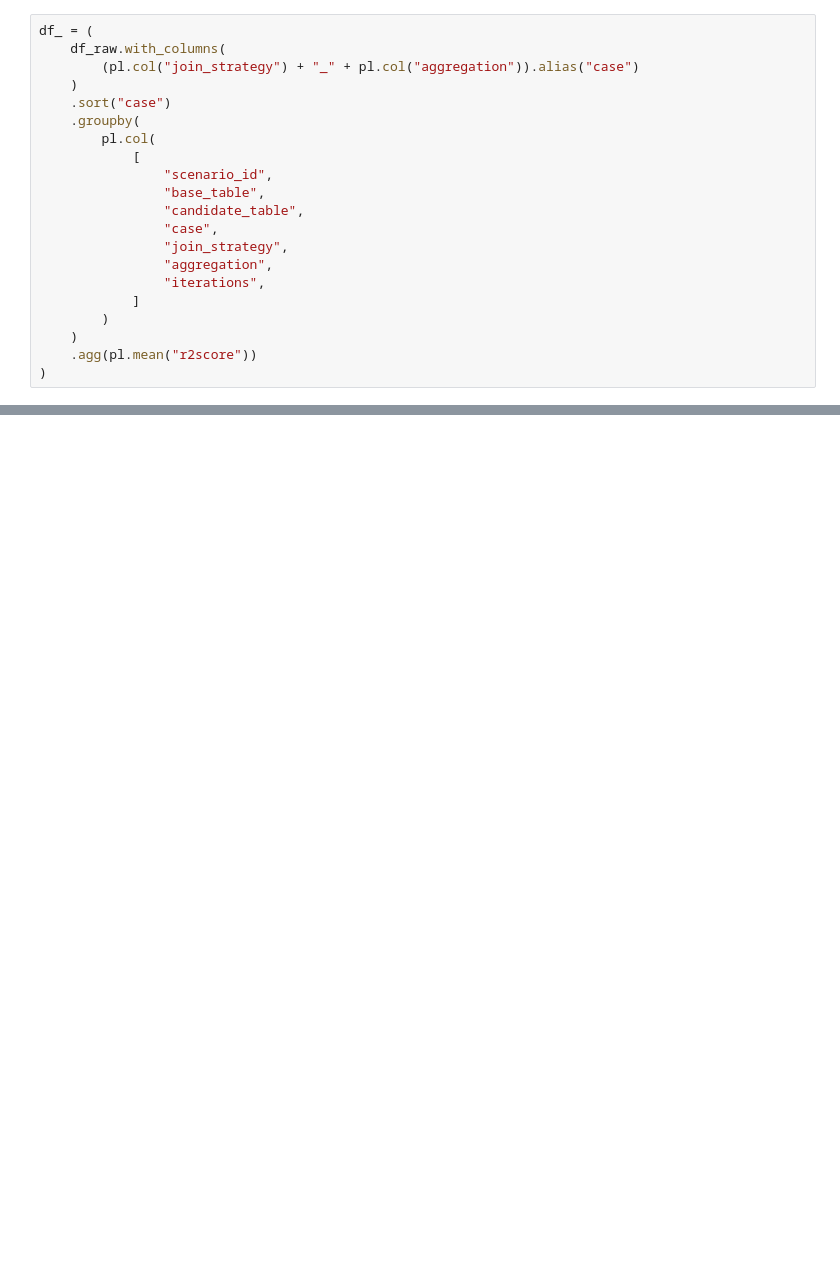
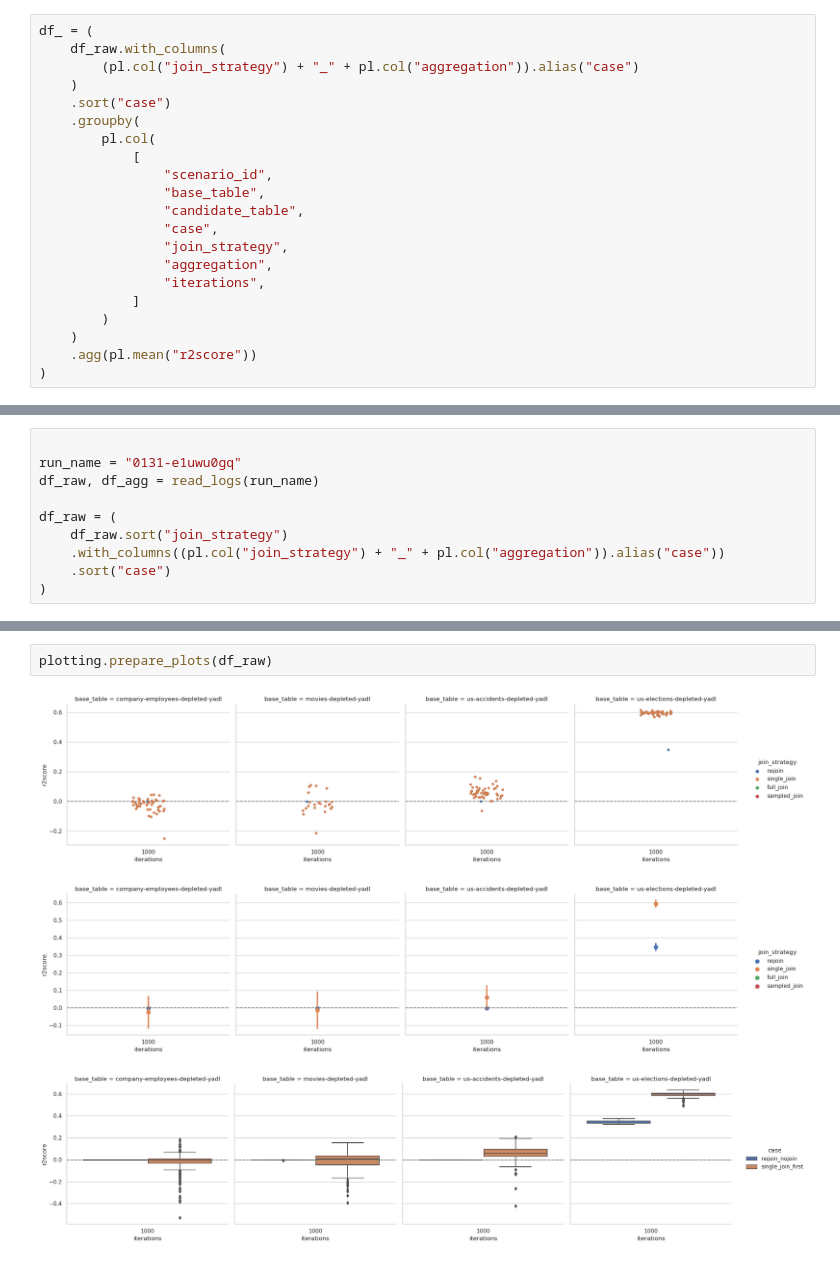
Before and after one commit to rcap107/retrieve-merge-predict, a Jupyter notebook: notebooks/Study candidate runs.ipynb, the cells around one changed output, grey strips where cells are left out. Saved outputs shown, nothing was run; the diff lists cells and outputs as text; blank space fills up the shorter version.

```diff
--- a/notebooks/Study candidate runs.ipynb
+++ b/notebooks/Study candidate runs.ipynb
@@ -206,0 +247,10 @@ g = sns.catplot(
+# %%
+
+run_name = "0131-e1uwu0gq"
+df_raw, df_agg = read_logs(run_name)
+
+df_raw = (
+    df_raw.sort("join_strategy")
+    .with_columns((pl.col("join_strategy") + "_" + pl.col("aggregation")).alias("case"))
+    .sort("case")
+)
@@ -206,0 +289,6 @@ g = sns.catplot(
+# %%
+plotting.prepare_plots(df_raw)
+# %% [output]
+[figure, added]
+[figure, added]
+[figure, added]
```
Also changed, not shown: parts of 18 cells of this notebook.
